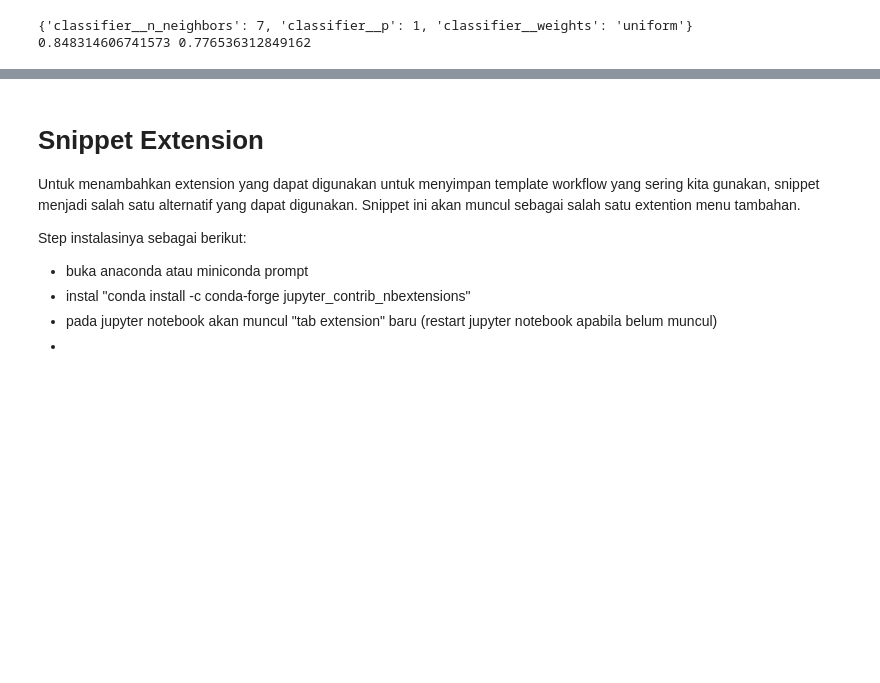
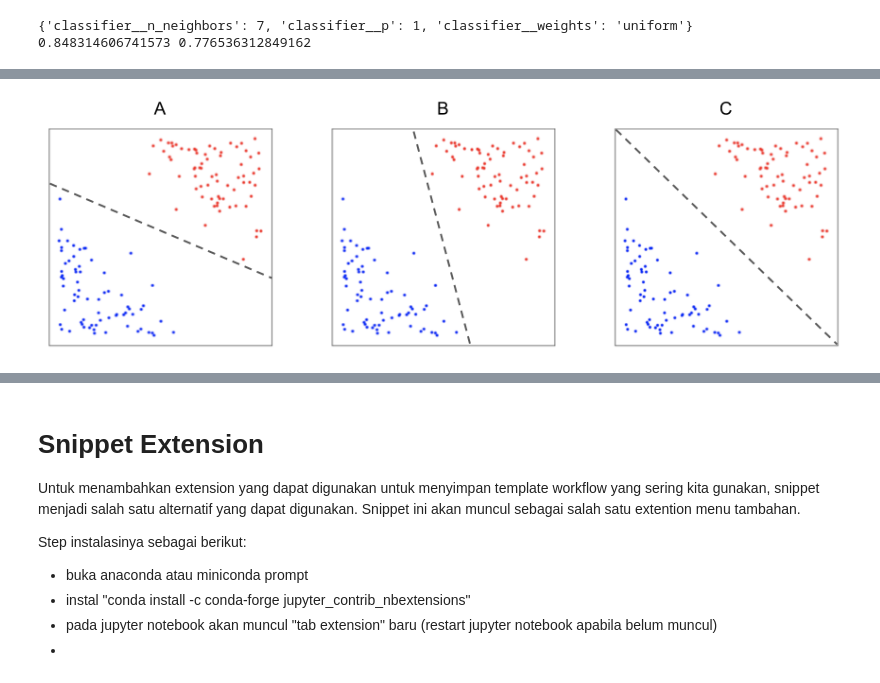
Before and after one commit to budsains/materi, a Jupyter notebook: material_book.ipynb, the cells around one changed output, grey strips where cells are left out. Saved outputs shown, nothing was run; the diff lists cells and outputs as text; code cells hidden in the pictures; blank space fills up the shorter version.

```diff
--- a/material_book.ipynb
+++ b/material_book.ipynb
@@ -1040,0 +1134,4 @@ print(model.score(X_train, y_train), model.score(X_test, y_test))
+# %%
+illustration.choose_one
+# %% [output]
+[figure, added]
```
Also changed, not shown: parts of 38 cells of this notebook.
